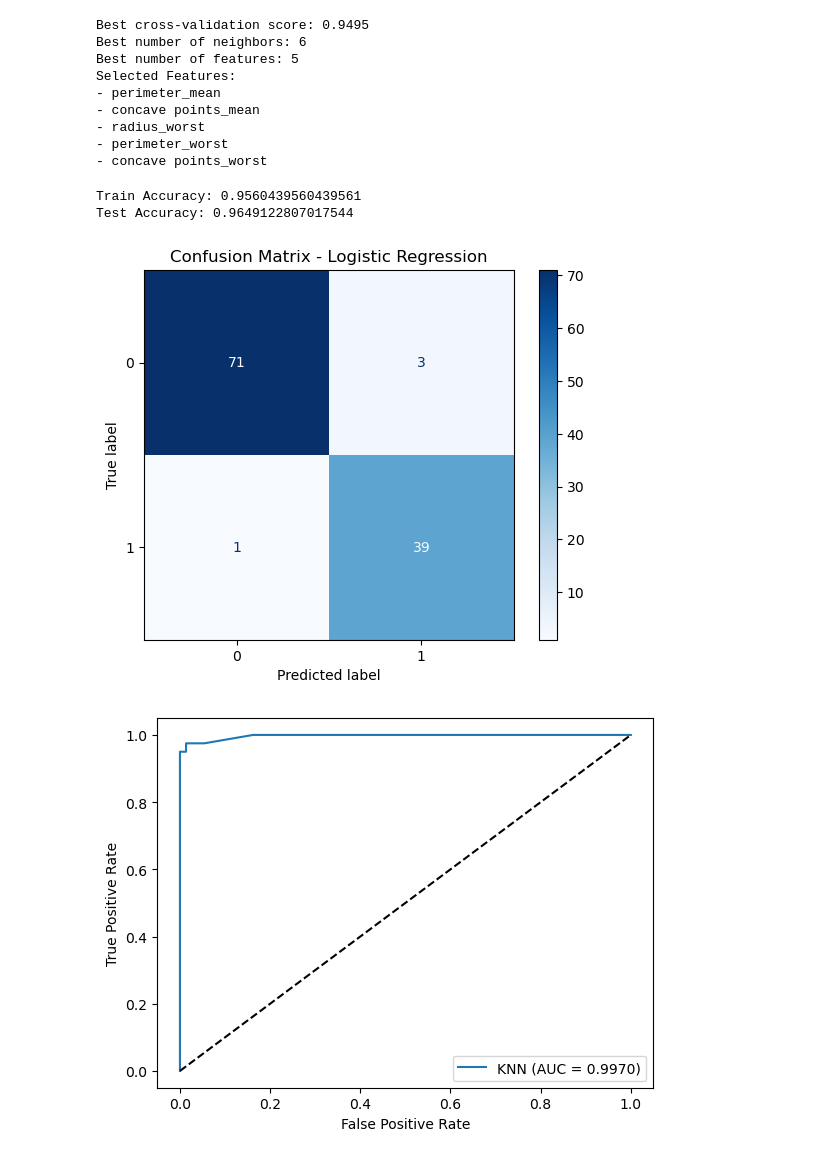
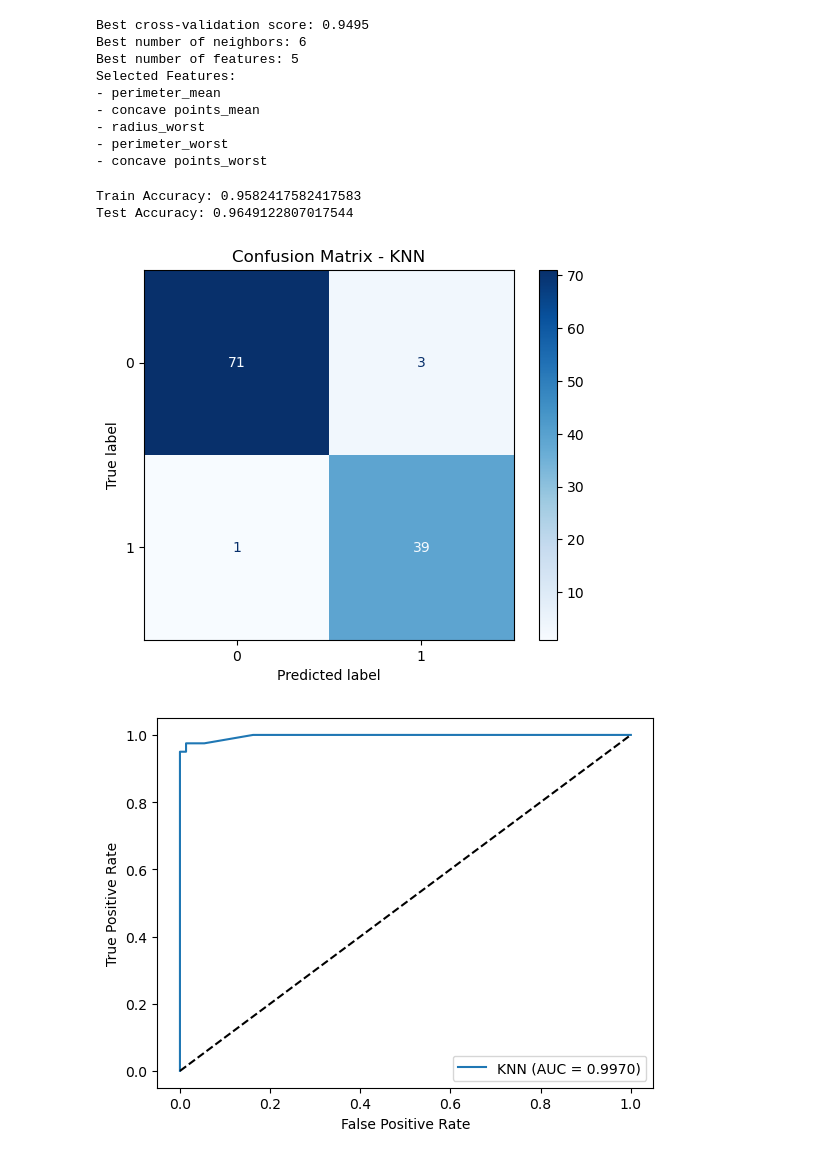
Before and after one commit to ninacunha/DataScienceGeneExpression, a Jupyter notebook: Combined.ipynb, the cells around one changed output. Drawn from its saved outputs; the diff is of its cells as text; code cells hidden in the pictures.

```diff
--- a/Combined.ipynb
+++ b/Combined.ipynb
@@ -368,7 +368,8 @@ X_test_Knn = X_test[selected_features]
 scaler = StandardScaler()
 X_train_Knn_scaled = scaler.fit_transform(X_train_Knn)
 X_test_Knn_scaled = scaler.transform(X_test_Knn)
-knn = KNN(n_neighbors=9) # 9 was determined from the grid search/ cross-validation
+#CHANGED TO 6 FROM ABOVE
+knn = KNN(n_neighbors=6) # 9 was determined from the grid search/ cross-validation
 knn.fit(X_train_Knn_scaled, y_train)
 
 y_probs_train = knn.predict_proba(X_train_Knn_scaled)[:, 1]
@@ -381,19 +382,19 @@ threshold = 0.4
 y_test_adjusted = (y_probs_test >= threshold).astype(int)
 print("Test Accuracy:", accuracy_score(y_test, y_test_adjusted))
 
-cm = confusion_matrix(y_test, y_test_adjusted)
+cmknn = confusion_matrix(y_test, y_test_adjusted)
 # %% [output]
-Train Accuracy: 0.9560439560439561
+Train Accuracy: 0.9582417582417583
 Test Accuracy: 0.9649122807017544
 # %%
 labels = ['Benign', 'Malignant'] if 'B' in y_test.values else None
 
-disp_lr = ConfusionMatrixDisplay(confusion_matrix=np.array(cm), display_labels=labels)
+disp_lr = ConfusionMatrixDisplay(confusion_matrix=np.array(cmknn), display_labels=labels)
 disp_lr.plot(cmap=plt.cm.Blues)
-plt.title("Confusion Matrix - Logistic Regression")
+plt.title("Confusion Matrix - KNN")
 plt.show()
 # %% [output]
-[figure, old version]
+[figure, new version]
 # %%
 from sklearn.metrics import roc_curve, auc
 
```
